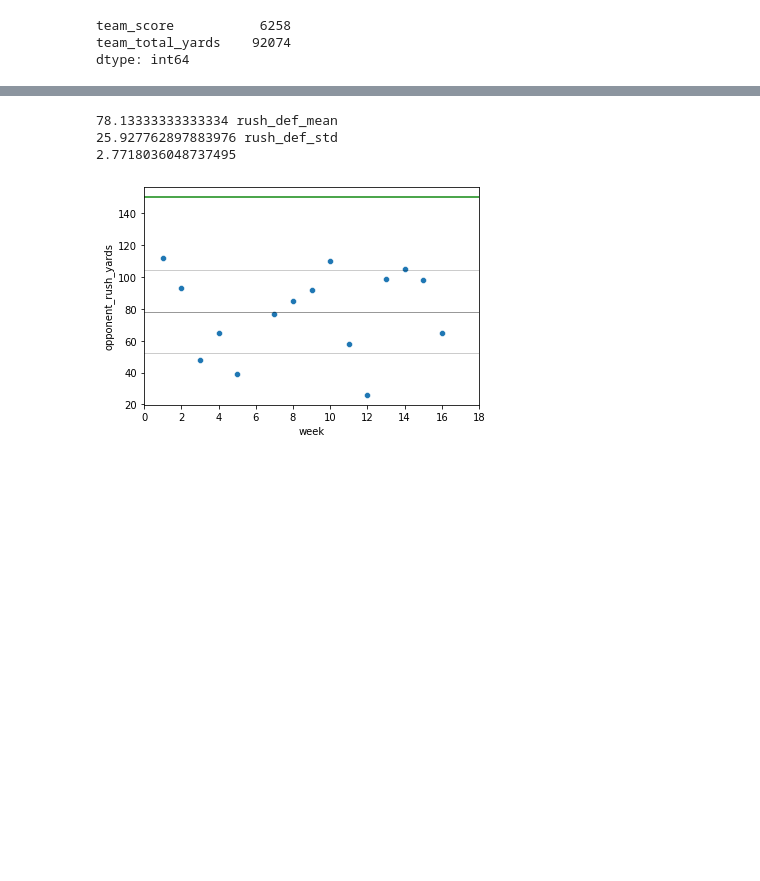
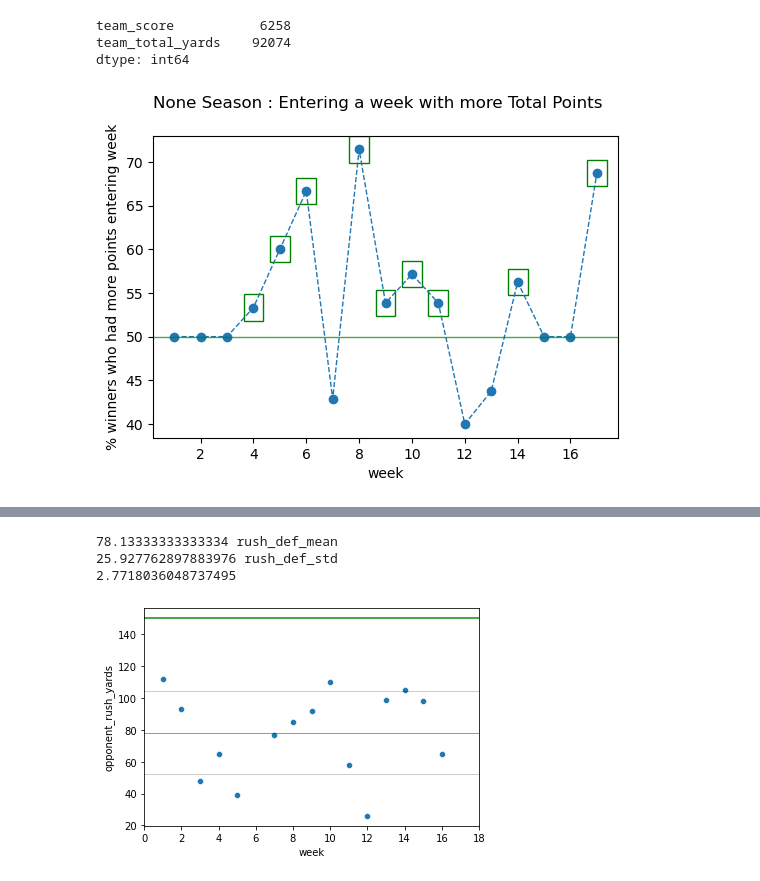
Before and after one commit to bladnman/footballing, a Jupyter notebook: src/dev/aggregates.ipynb, the cells around one changed output, grey strips where cells are left out. Saved outputs shown, nothing was run; the diff lists cells and outputs as text; code cells hidden in the pictures; blank space fills up the shorter version.

```diff
--- a/src/dev/aggregates.ipynb
+++ b/src/dev/aggregates.ipynb
@@ -674,5 +602,65 @@ home_df[['team_score', 'team_total_yards']].sum()
 team_score           6258
 team_total_yards    92074
 dtype: int64
+# %%
+home_df = year_df[year_df['home'] == 1]
+
+# week_df = home_df[year_df['week'] == 6]
+# plt.figure(figsize=(10,5),dpi=100)
+# sns.barplot(data=week_df, y='team_total_yards_cml_after', x='win')
+
+week_percs = []
+year = None
+def get_win_with_more_points_per_for_week(week):
+  week_df = home_df[home_df['week'] == week]
+  year = home_df['year']
+  game_count = len(week_df)
+  wins_with_more_points = len(week_df[(
+      (week_df['win'] == 1)&(week_df['team_points_cml_before'] > week_df['opponent_points_cml_before']) |
+      (week_df['win'] == 0)&(week_df['team_points_cml_before'] <= week_df['opponent_points_cml_before'])
+    )])
+  return wins_with_more_points / game_count * 100
+
+
+for i in np.arange(1,18):
+  perc = get_win_with_more_points_per_for_week(i)
+  week_percs.append(perc)
+
+
+
+fig = plt.figure(dpi=100)
+# fig = plt.gcf()
+ax = fig.gca()
+
+plt.plot(np.arange(1,18), week_percs, '--o', lw=1);
+# plt.bar(np.arange(1,18), week_percs);
+# plt.stem(np.arange(1,18), week_percs, hue=point_colors);
+# plt.stem(np.arange(1,18), week_percs);
+# plt.scatter(np.arange(1,18), week_percs, c=point_colors);
+# plt.plot(np.arange(1,18), week_percs, markerfacecolor=point_colors);
+# plt.plot(np.arange(1,18), week_percs, markers=['o','o','o','o','o','o','o','o','o','o','o','o','o','o','o','o','o']);
+# sns.lineplot(x=np.arange(1,18), y=week_percs, marker='s', markerfacecolor='green');
+# sns.lineplot(x=np.arange(1,18), y=week_percs, style=win_list);
+# sns.lineplot(x=np.arange(1,18), y=week_percs, markers=markers);
+# sns.lmplot(x=np.arange(1,18), y=week_percs, markers=['o','o','o','o','o','o','o','o','o','o','o','o','o','o','o','o','o']);
+plt.axhline(y=50, lw=1, color='green', alpha=0.7)
+plt.suptitle(f'{year} Season : Entering a week with more Total Points')
+plt.xlabel('week')
+plt.ylabel('% winners who had more points entering week')
+# plt.ylim(30,100)
+
+for i in np.arange(1,len(week_percs)):
+  perc = week_percs[i]
+  patch = None
+  pos = (i+1, perc)
+  if perc > 50:
+    w = 0.75
+    h = 3
+    # patch = plt.Circle(pos, 0.3, color='y')
+    patch = plt.Rectangle(xy=(i+1 - (w/2), perc - (h/2)), width=w, height=h, fill=False, color='g')
+
+    ax.add_patch(patch)
+# %% [output]
+[figure, added]
 # %%
 home_df = year_df[year_df['home'] == 1]
```
Also changed, not shown: parts of 12 cells of this notebook.
